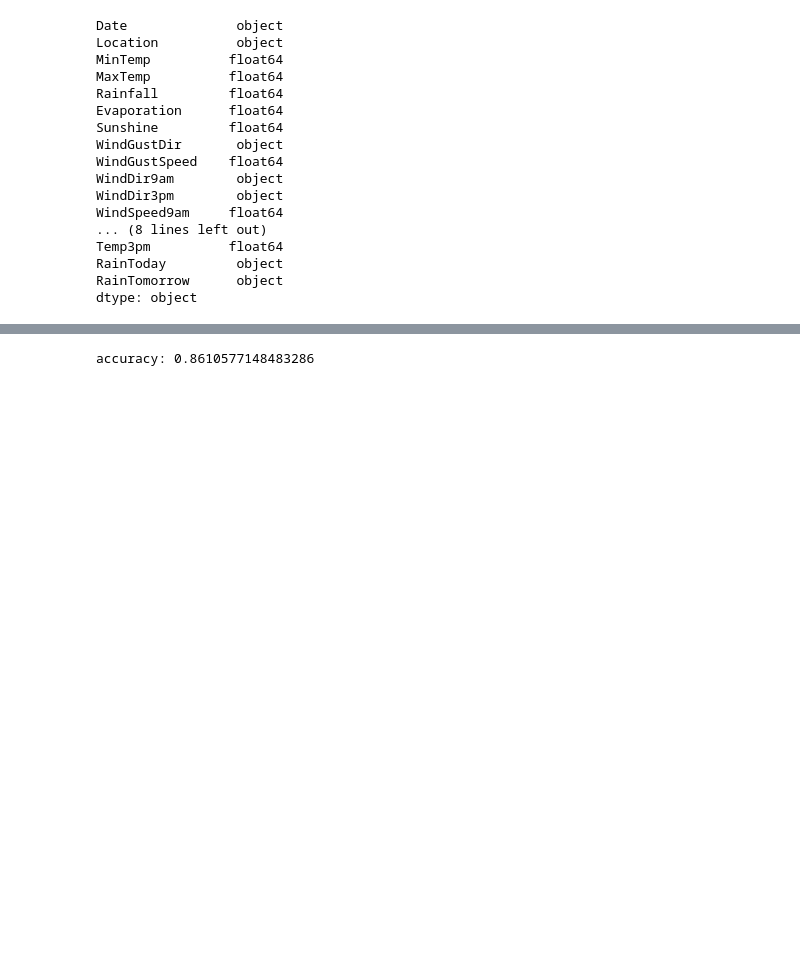
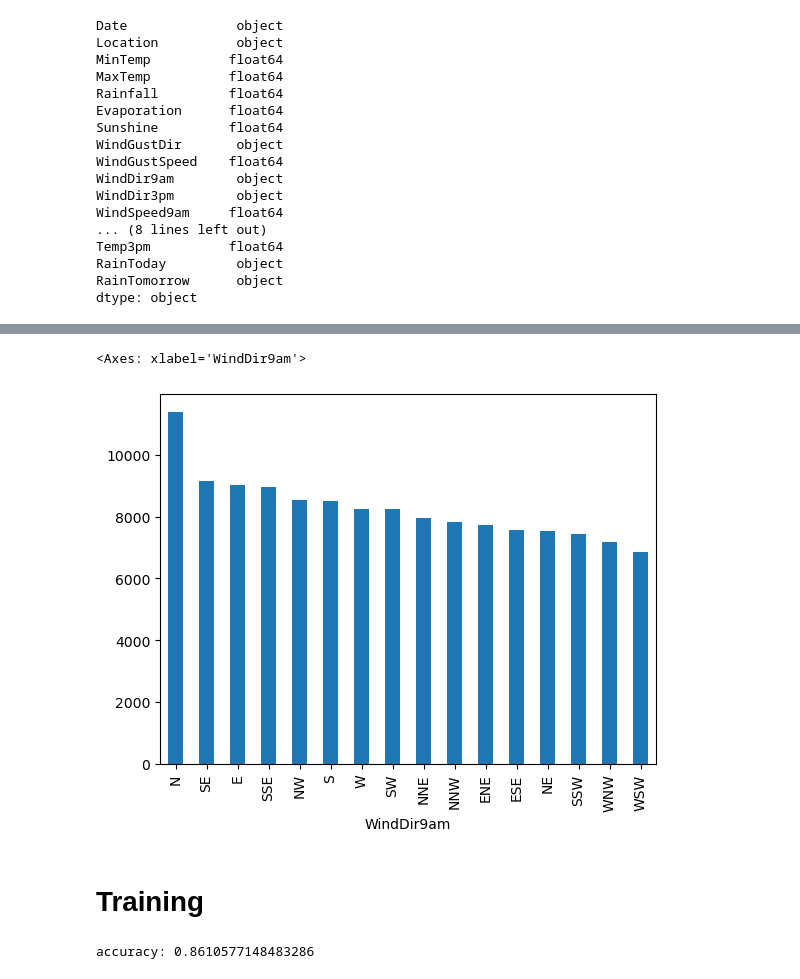
Before and after one commit to ucagub/kaggle_practice, a Jupyter notebook: rain_australia/try2.ipynb, the cells around one changed output, grey strips where cells are left out. Saved outputs shown, nothing was run; the diff lists cells and outputs as text; code cells hidden in the pictures; blank space fills up the shorter version.

```diff
--- a/rain_australia/try2.ipynb
+++ b/rain_australia/try2.ipynb
@@ -46,3 +89,10 @@ df['Date'] = pd.to_datetime(df['Date']).astype('int64')
+# %%
+df.WindDir9am.value_counts().plot(kind='bar')
+# %% [output]
+<Axes: xlabel='WindDir9am'>
+[figure, added]
+# %% [markdown]
+# Training
 # %%
 X = df.drop('RainTomorrow', axis=1)
 y = pd.DataFrame(df['RainTomorrow'])
```
Also changed, not shown: parts of 6 cells of this notebook, 7 other files.
